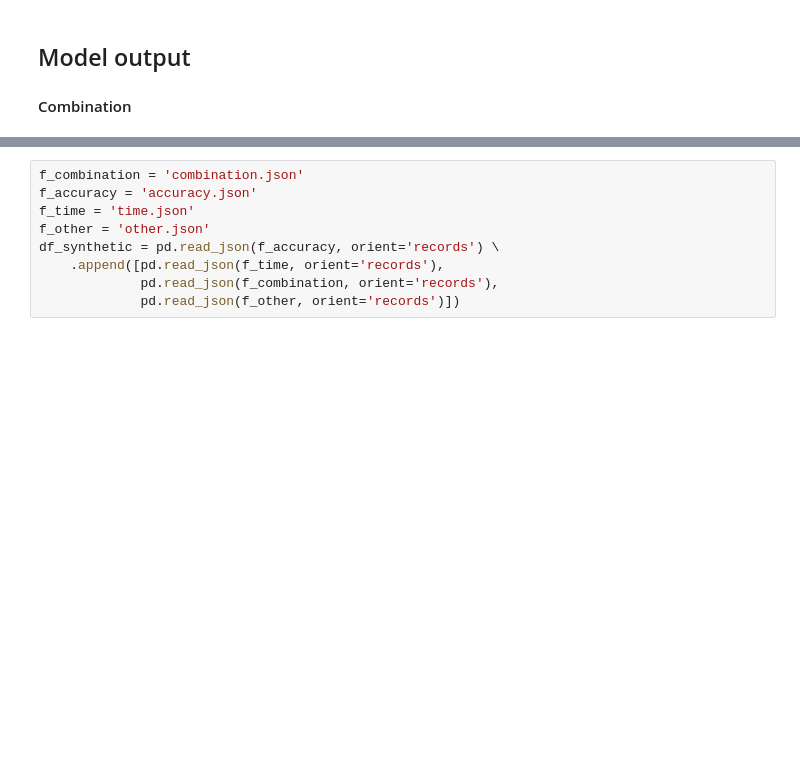
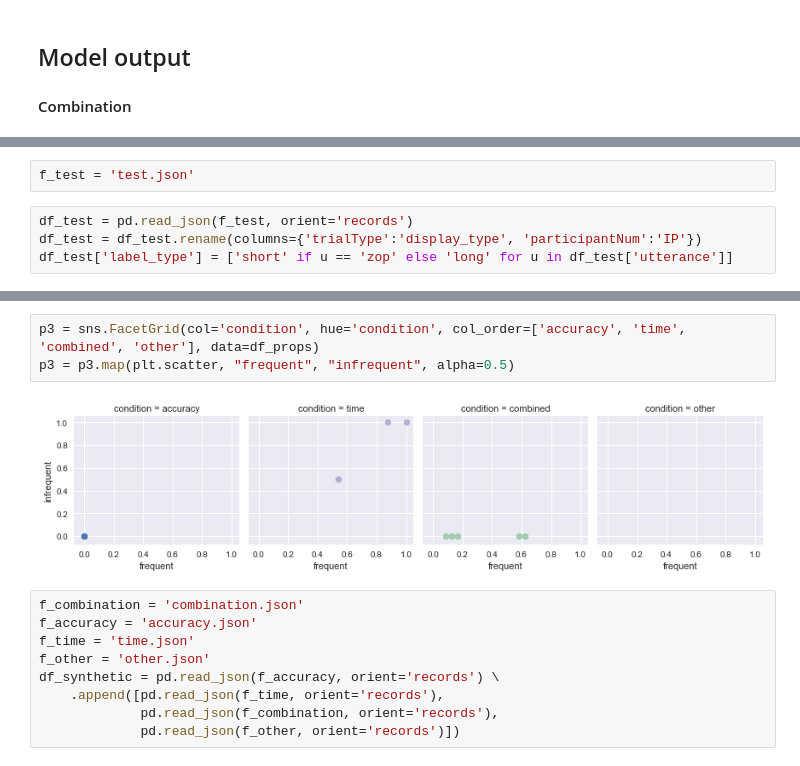
Before and after one commit to benpeloquin7/kanwal-2017-modeling, a Jupyter notebook: analysis.ipynb, the cells around one changed output, grey strips where cells are left out. Cells and saved outputs as stored; diff of their text form; blank space fills up the shorter version.

```diff
--- a/analysis.ipynb
+++ b/analysis.ipynb
@@ -249,0 +272,6 @@ for d in data:
+# %%
+f_test = 'test.json'
+# %%
+df_test = pd.read_json(f_test, orient='records')
+df_test = df_test.rename(columns={'trialType':'display_type', 'participantNum':'IP'})
+df_test['label_type'] = ['short' if u == 'zop' else 'long' for u in df_test['utterance']]
@@ -250,3 +324,8 @@ for d in data:
+# %%
+p3 = sns.FacetGrid(col='condition', hue='condition', col_order=['accuracy', 'time', 'combined', 'other'], data=df_props)
+p3 = p3.map(plt.scatter, "frequent", "infrequent", alpha=0.5)
+# %% [output]
+[figure, added]
 # %%
 f_combination = 'combination.json'
 f_accuracy = 'accuracy.json'
```
Also changed, not shown: parts of 20 cells of this notebook.
